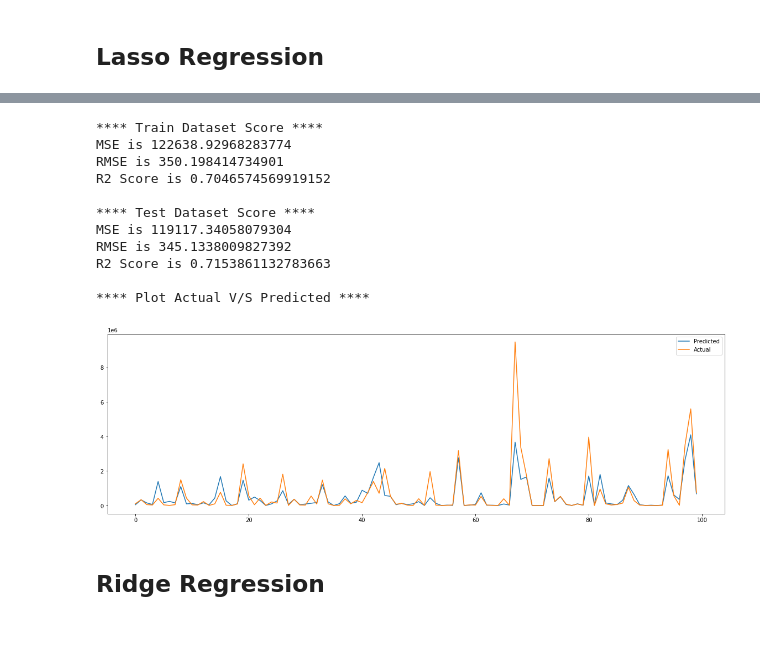
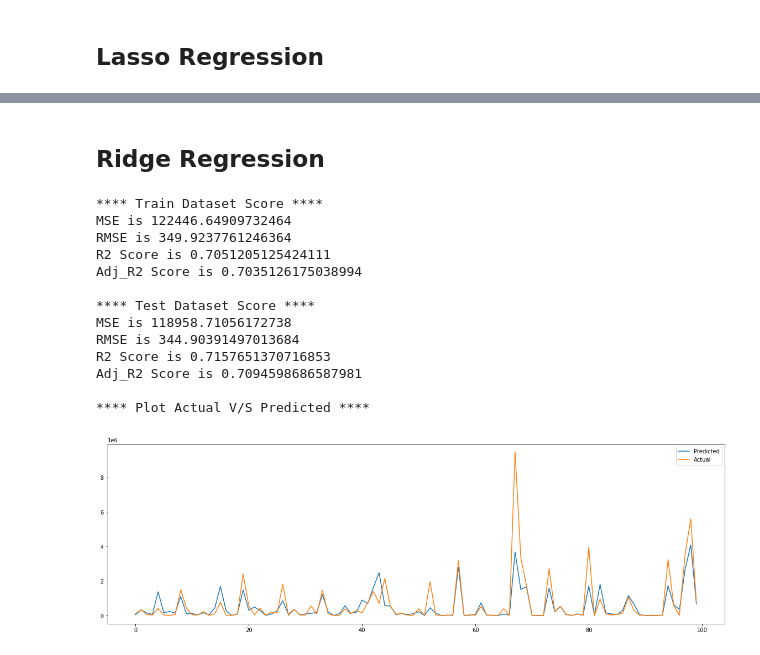
Before and after one commit to solankinitin1210/Capstone-Project-Bike-Sharing-Demand-Prediction, a Jupyter notebook: Bike_Sharing_Demand_Prediction_Capstone_Project.ipynb, the cells around one changed output, grey strips where cells are left out. Drawn from its saved outputs; the diff is of its cells as text; code cells hidden in the pictures.

```diff
--- a/Bike_Sharing_Demand_Prediction_Capstone_Project.ipynb
+++ b/Bike_Sharing_Demand_Prediction_Capstone_Project.ipynb
@@ -530,20 +539,25 @@ def get_metrics(Y_train,y_train_pred,y_test,y_test_pred):
   tMSE=mean_squared_error(Y_train, y_train_pred)
   tRMSE=math.sqrt(tMSE)
   tR2=r2_score(Y_train, y_train_pred)
+  tadj_r2=1-(1-tR2)*((X_train.shape[0]-1)/(X_train.shape[0]-X_train.shape[1]-1))
 
   print('MSE is {}'.format(tMSE))
   print('RMSE is {}'.format(tRMSE))
   print('R2 Score is {}'.format(tR2))
+  print('Adj_R2 Score is {}'.format(tadj_r2))
 
 
   print('\n**** Test Dataset Score ****')
   MSE=mean_squared_error(y_test, y_test_pred)
   RMSE=math.sqrt(MSE)
   R2=r2_score(y_test,y_test_pred)
+  Adj_R2=1-(1-R2)*((x_test.shape[0]-1)/(x_test.shape[0]-x_test.shape[1]-1))
+
 
   print('MSE is {}'.format(MSE))
   print('RMSE is {}'.format(RMSE))
   print('R2 Score is {}'.format(R2))
+  print('Adj_R2 Score is {}'.format(Adj_R2))
 
   print('\n**** Plot Actual V/S Predicted ****')
   plt.figure(figsize=(20,6))
@@ -552,4 +566,4 @@ def get_metrics(Y_train,y_train_pred,y_test,y_test_pred):
   plt.legend(["Predicted","Actual"])
   plt.show()
 
-  return MSE,RMSE,R2
+  return MSE,RMSE,R2,Adj_R2
@@ -602,10 +631,21 @@ R2 Score is 0.7164911542499833
-# %%
-#Append Data to score table
-Score_Table['Linear_model']={'MSE':MSE,'RMSE':RMSE,'R2':R2}
 # %% [markdown]
 ## Lasso Regression
 # %%
-from sklearn.model_selection import GridSearchCV
 #setting the parameters of the lasso model
 parameters = {'alpha': [1e-15,1e-13,1e-10,1e-8,1e-5,1e-4,1e-3,1e-2,1e-1,1,5,10,20,30,40,45,50,55,60,100,0.0014]}
 L1 = GridSearchCV(Lasso(), parameters, scoring='neg_mean_squared_error', cv=5)
+
+# Fit dtaset to our model
+L1.fit(X_train,Y_train)
+
+# Get predected values of target varible for train data
+y_train_pred = L1.predict(X_train)
+
+# Get predected values of target varible for test data
+y_test_pred = L1.predict(x_test)
+
+# Get score for trained and test dataset
+MSE,RMSE,R2,Adj_R2=get_metrics(Y_train**2,y_train_pred**2,y_test**2,y_test_pred**2)
+
+#Append Data to score table
+Score_Table['L1_Model']={'MSE':MSE,'RMSE':RMSE,'R2':R2,'Adj_R2':Adj_R2}
@@ -629,25 +667,36 @@ y_test_pred = L1.predict(x_test)
-# %%
-# Get score for trained dataset
-MSE,RMSE,R2=get_metrics(Y_train**2,y_train_pred**2,y_test**2,y_test_pred**2)
-# %% [output]
-**** Train Dataset Score ****
-MSE is 122638.92968283774
-RMSE is 350.198414734901
-R2 Score is 0.7046574569919152
-
-**** Test Dataset Score ****
-MSE is 119117.34058079304
-RMSE is 345.1338009827392
-R2 Score is 0.7153861132783663
-
-**** Plot Actual V/S Predicted ****
-[figure, removed]
-# %%
-#Append Data to score table
-Score_Table['L1_Model']={'MSE':MSE,'RMSE':RMSE,'R2':R2}
 # %% [markdown]
 ## Ridge Regression
 # %%
 #setting the parameters of the ridge model
 parameters = {'alpha': [1e-15,1e-13,1e-10,1e-8,1e-5,1e-4,1e-3,1e-2,1e-1,1,5,10,20,30,40,45,50,55,60,100,0.0014]}
 L2 = GridSearchCV(Ridge(), parameters, scoring='neg_mean_squared_error', cv=5)
+
+# Fit dataset to our model
+L2.fit(X_train,Y_train)
+
+# Get predected values of target varible for train data
+y_train_pred = L2.predict(X_train)
+
+# Get predected values of target varible for test data
+y_test_pred = L2.predict(x_test)
+
+# Get score for trained and test dataset
+MSE,RMSE,R2,Adj_R2=get_metrics(Y_train**2,y_train_pred**2,y_test**2,y_test_pred**2)
+
+#Append Data to score table
+Score_Table['L2_Model']={'MSE':MSE,'RMSE':RMSE,'R2':R2,'Adj_R2':Adj_R2}
+# %% [output]
+**** Train Dataset Score ****
+MSE is 122446.64909732464
+RMSE is 349.9237761246364
+R2 Score is 0.7051205125424111
+Adj_R2 Score is 0.7035126175038994
+
+**** Test Dataset Score ****
+MSE is 118958.71056172738
+RMSE is 344.90391497013684
+R2 Score is 0.7157651370716853
+Adj_R2 Score is 0.7094598686587981
+
+**** Plot Actual V/S Predicted ****
+[figure, added]
```
Also changed, not shown: parts of 35 cells of this notebook.
